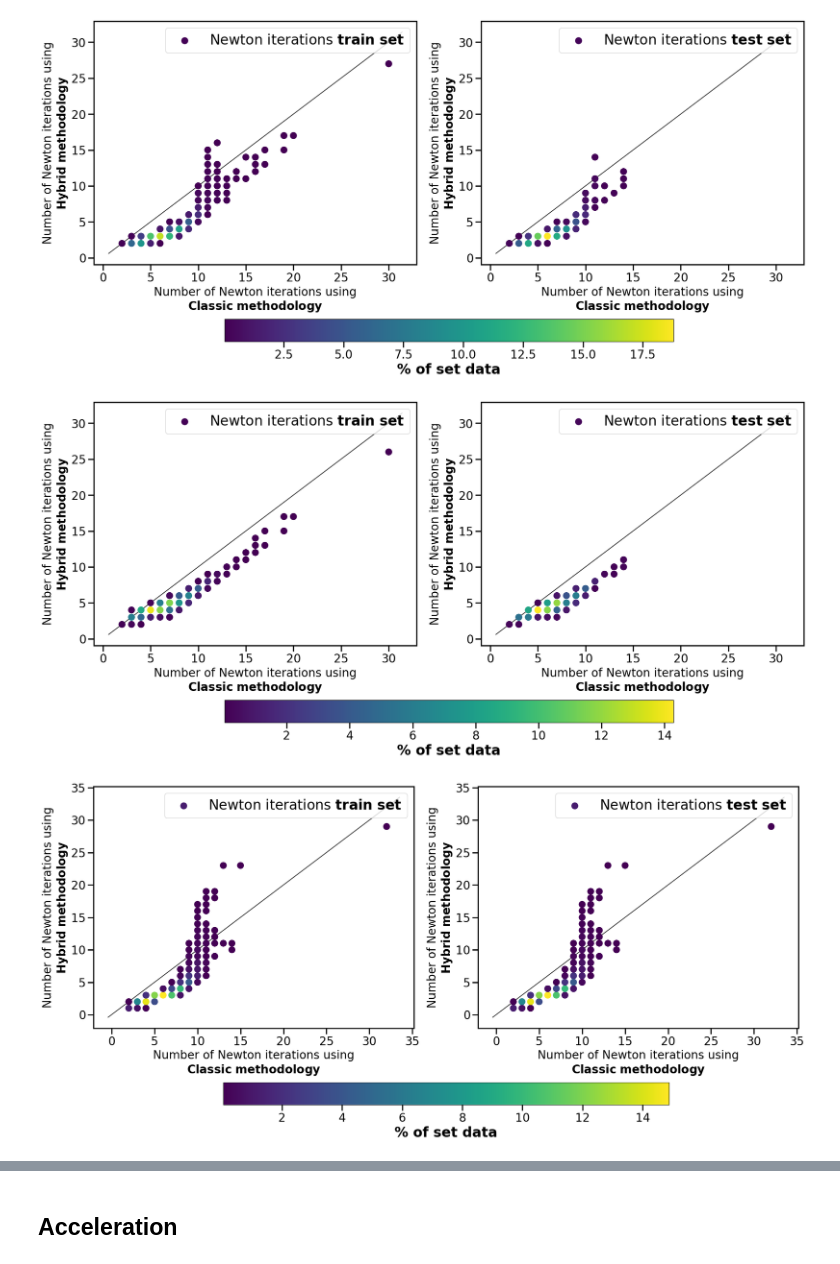
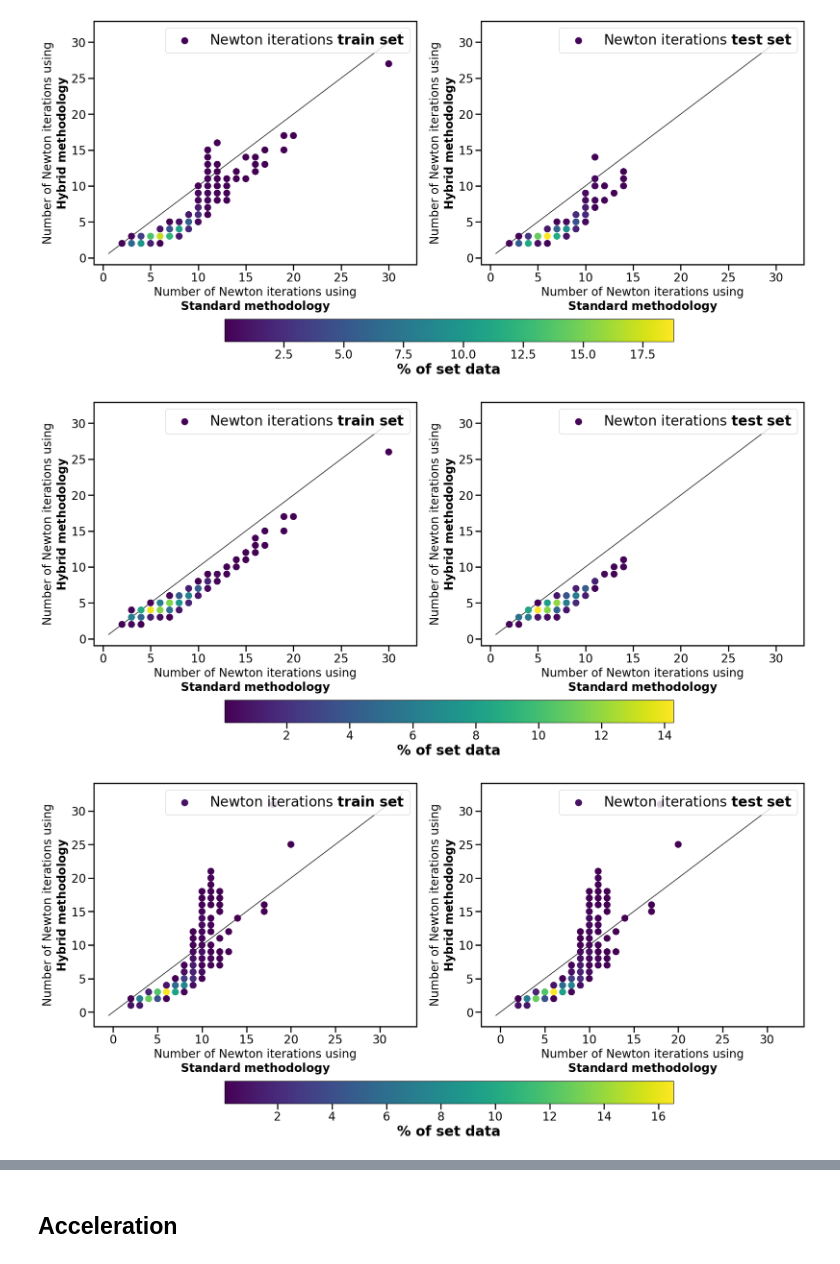
Before and after one commit to PINN-Well-opening-and-closing-events/Yads, a Jupyter notebook: yads/thesis_approaches/GWM/Article/results_analysis/results_analysis.ipynb, the cells around one changed output, grey strips where cells are left out. Cells and saved outputs as stored; diff of their text form; code cells hidden in the pictures.

```diff
--- a/yads/thesis_approaches/GWM/Article/results_analysis/results_analysis.ipynb
+++ b/yads/thesis_approaches/GWM/Article/results_analysis/results_analysis.ipynb
@@ -15,7 +15,7 @@ test_df = pd.read_csv('data/results_test.csv', sep='\t',
                                           )
 train_df = pd.read_csv('data/results_train.csv', sep='\t',
                              )
-variable_df = pd.read_csv('data/results_variable.csv', sep='\t',
+variable_df = pd.read_csv('data/results_variable_2.csv', sep='\t',
                              )
 # %%
 train_df_2 = train_df[['nb_newton_classic', 'Local_nb_newton_hybrid']]
@@ -125,11 +126,11 @@ ax1.plot(lims, lims, 'k-', alpha=0.75, zorder=0)
 
 ax2.plot(lims, lims, 'k-', alpha=0.75, zorder=0)
 
-ax1.set_xlabel(r'Number of Newton iterations using''\n'r'$\bf{Classic}$ $\bf{methodology}$', fontsize=20)
+ax1.set_xlabel(r'Number of Newton iterations using''\n'r'$\bf{Standard}$ $\bf{methodology}$', fontsize=20)
 ax1.set_ylabel(r'Number of Newton iterations using''\n'r'$\bf{Hybrid}$ $\bf{methodology}$', fontsize=20)
 ax1.legend(loc='upper right', fontsize=24)
 
-ax2.set_xlabel(r'Number of Newton iterations using''\n'r'$\bf{Classic}$ $\bf{methodology}$', fontsize=20)
+ax2.set_xlabel(r'Number of Newton iterations using''\n'r'$\bf{Standard}$ $\bf{methodology}$', fontsize=20)
 ax2.set_ylabel(r'Number of Newton iterations using''\n'r'$\bf{Hybrid}$ $\bf{methodology}$', fontsize=20)
 ax2.legend(loc='upper right', fontsize=24)
 
@@ -152,9 +153,10 @@ cbar.ax.set_xticklabels(ticklabs, fontsize=20)
 cbar.set_label(label=r'% of set data', size=24, weight='bold')
 
 cbar.ax.tick_params(labelsize=20, length=10, width=2)
+plt.savefig('newton_comp_single_loc_DD.pdf')
 plt.show()
 # %% [output]
-[figure, old version]
+[figure, new version]
 # %%
 train_df_2 = train_df[['nb_newton_classic', 'GWM_nb_newton_hybrid']]
 train_sizes_df = train_df_2.groupby(train_df_2.columns.tolist(),as_index=False).size().values
@@ -194,11 +196,11 @@ ax1.plot(lims, lims, 'k-', alpha=0.75, zorder=0)
 
 ax2.plot(lims, lims, 'k-', alpha=0.75, zorder=0)
 
-ax1.set_xlabel(r'Number of Newton iterations using''\n'r'$\bf{Classic}$ $\bf{methodology}$', fontsize=20)
+ax1.set_xlabel(r'Number of Newton iterations using''\n'r'$\bf{Standard}$ $\bf{methodology}$', fontsize=20)
 ax1.set_ylabel(r'Number of Newton iterations using''\n'r'$\bf{Hybrid}$ $\bf{methodology}$', fontsize=20)
 ax1.legend(loc='upper right', fontsize=24)
 
-ax2.set_xlabel(r'Number of Newton iterations using''\n'r'$\bf{Classic}$ $\bf{methodology}$', fontsize=20)
+ax2.set_xlabel(r'Number of Newton iterations using''\n'r'$\bf{Standard}$ $\bf{methodology}$', fontsize=20)
 ax2.set_ylabel(r'Number of Newton iterations using''\n'r'$\bf{Hybrid}$ $\bf{methodology}$', fontsize=20)
 ax2.legend(loc='upper right', fontsize=24)
 
@@ -221,9 +223,10 @@ cbar.ax.set_xticklabels(ticklabs, fontsize=20)
 cbar.set_label(label=r'% of set data', size=24, weight='bold')
 
 cbar.ax.tick_params(labelsize=20, length=10, width=2)
+plt.savefig('newton_comp_single_loc_GWM.pdf')
 plt.show()
 # %% [output]
-[figure, old version]
+[figure, new version]
 # %%
 test_df_2 = variable_df[['nb_newton_classic', 'nb_newton_DD']]
 test_sizes_df = test_df_2.groupby(test_df_2.columns.tolist(),as_index=False).size().values
@@ -258,36 +261,37 @@ ax1.plot(lims, lims, 'k-', alpha=0.75, zorder=0)
 
 ax2.plot(lims, lims, 'k-', alpha=0.75, zorder=0)
 
-ax1.set_xlabel(r'Number of Newton iterations using''\n'r'$\bf{Classic}$ $\bf{methodology}$', fontsize=20)
+ax1.set_xlabel(r'Number of Newton iterations using''\n'r'$\bf{Standard}$ $\bf{methodology}$', fontsize=20)
 ax1.set_ylabel(r'Number of Newton iterations using''\n'r'$\bf{Hybrid}$ $\bf{methodology}$', fontsize=20)
 ax1.legend(loc='upper right', fontsize=24)
 
-ax2.set_xlabel(r'Number of Newton iterations using''\n'r'$\bf{Classic}$ $\bf{methodology}$', fontsize=20)
+ax2.set_xlabel(r'Number of Newton iterations using''\n'r'$\bf{Standard}$ $\bf{methodology}$', fontsize=20)
 ax2.set_ylabel(r'Number of Newton iterations using''\n'r'$\bf{Hybrid}$ $\bf{methodology}$', fontsize=20)
 ax2.legend(loc='upper right', fontsize=24)
 
 
 ax1.patch.set_edgecolor('black')
 ax1.patch.set_linewidth(2)
 ax1.tick_params(axis='both', which='major', labelsize=20, width=2, length=10, labelcolor='black')
 
 ax2.patch.set_edgecolor('black')
 ax2.patch.set_linewidth(2)
 ax2.tick_params(axis='both', which='major', labelsize=20, width=2, length=10, labelcolor='black')
 
 
 cbar = fig.colorbar(test_plot,ax=[ax1, ax2],  orientation="horizontal", pad=0.17, fraction=0.07)
 
 ticklabs = cbar.ax.get_xticklabels()
 
 cbar.ax.set_xticklabels(ticklabs, fontsize=20)
 
 cbar.set_label(label=r'% of set data', size=24, weight='bold')
 
 cbar.ax.tick_params(labelsize=20, length=10, width=2)
+plt.savefig('newton_comp_multiple_loc_DD.pdf')
 plt.show()
 # %% [output]
-[figure, old version]
+[figure, new version]
 # %%
 test_df_2 = variable_df[['nb_newton_classic', 'Local_nb_newton_hybrid']]
 test_sizes_df = test_df_2.groupby(test_df_2.columns.tolist(),as_index=False).size().values
```
Also changed, not shown: parts of 7 cells of this notebook, 9 other files.
